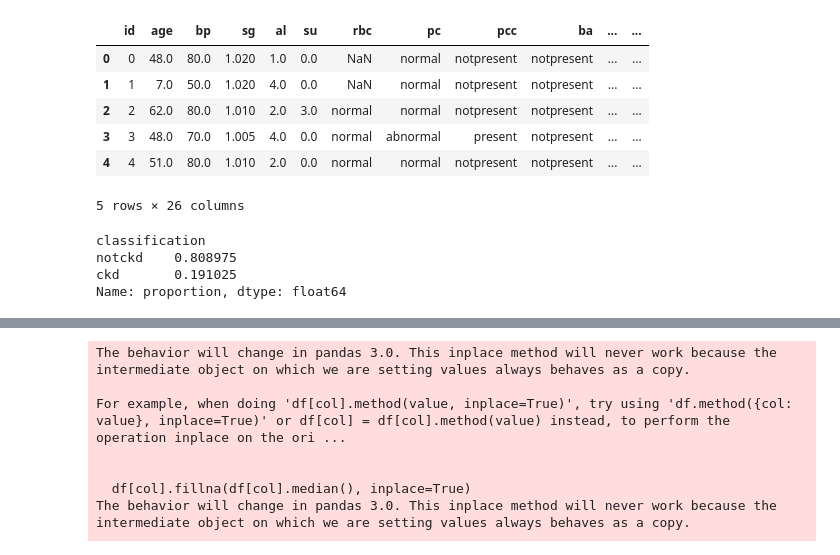
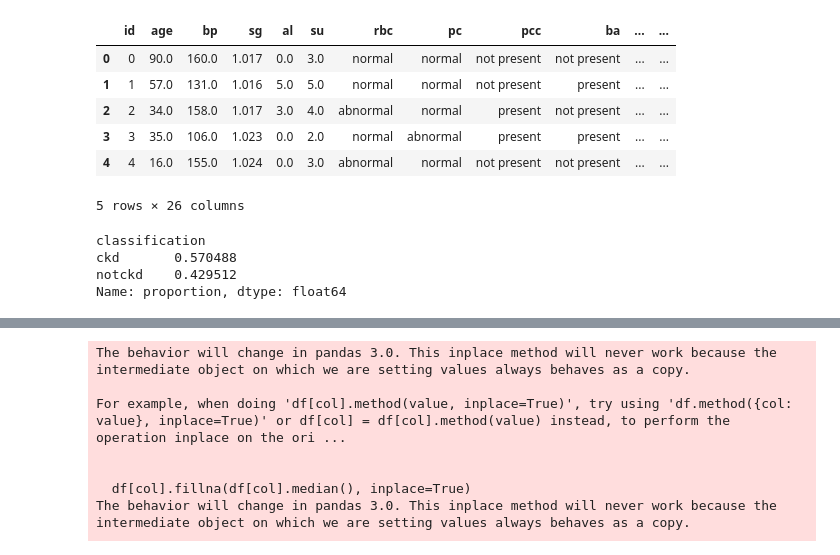
Before and after one commit to NguyenHoang1811/Chronic-Kidney-Disease-Prediction_ANN, a Jupyter notebook: notebooks/Kidney_Disease_Prediction.ipynb, the cells around one changed output, grey strips where cells are left out. Drawn from its saved outputs; the diff is of its cells as text; code cells hidden in the pictures.

```diff
--- a/notebooks/Kidney_Disease_Prediction.ipynb
+++ b/notebooks/Kidney_Disease_Prediction.ipynb
@@ -27,23 +29,23 @@ from tensorflow.keras.callbacks import EarlyStopping, ModelCheckpoint
 np.random.seed(42)
 tf.random.set_seed(42)
 # %%
-df = pd.read_csv('../data/kidney_disease.csv')
+df = pd.read_csv('../data/kidney_disease_ckd.csv')
 df.head()
 # %% [output]
 |  | id | age | bp | sg | al | su | rbc | pc | pcc | ba | ... | ... |
-| 0 | 0 | 48.0 | 80.0 | 1.020 | 1.0 | 0.0 | NaN | normal | notpresent | notpresent | ... | ... |
-| 1 | 1 | 7.0 | 50.0 | 1.020 | 4.0 | 0.0 | NaN | normal | notpresent | notpresent | ... | ... |
-| 2 | 2 | 62.0 | 80.0 | 1.010 | 2.0 | 3.0 | normal | normal | notpresent | notpresent | ... | ... |
-| 3 | 3 | 48.0 | 70.0 | 1.005 | 4.0 | 0.0 | normal | abnormal | present | notpresent | ... | ... |
-| 4 | 4 | 51.0 | 80.0 | 1.010 | 2.0 | 0.0 | normal | normal | notpresent | notpresent | ... | ... |
+| 0 | 0 | 90.0 | 160.0 | 1.017 | 0.0 | 3.0 | normal | normal | not present | not present | ... | ... |
+| 1 | 1 | 57.0 | 131.0 | 1.016 | 5.0 | 5.0 | normal | normal | not present | present | ... | ... |
+| 2 | 2 | 34.0 | 158.0 | 1.017 | 3.0 | 4.0 | abnormal | normal | present | not present | ... | ... |
+| 3 | 3 | 35.0 | 106.0 | 1.023 | 0.0 | 2.0 | normal | abnormal | present | present | ... | ... |
+| 4 | 4 | 16.0 | 155.0 | 1.024 | 0.0 | 3.0 | abnormal | normal | not present | not present | ... | ... |
 5 rows × 26 columns
 # %%
 df['classification'].value_counts()
 df['classification'].value_counts(normalize=True)
 # %% [output]
 classification
-notckd    0.808975
-ckd       0.191025
+ckd       0.570488
+notckd    0.429512
 Name: proportion, dtype: float64
 # %%
 df = df.drop('id', axis=1)
```
Also changed, not shown: parts of 13 cells of this notebook, 5 other files.
